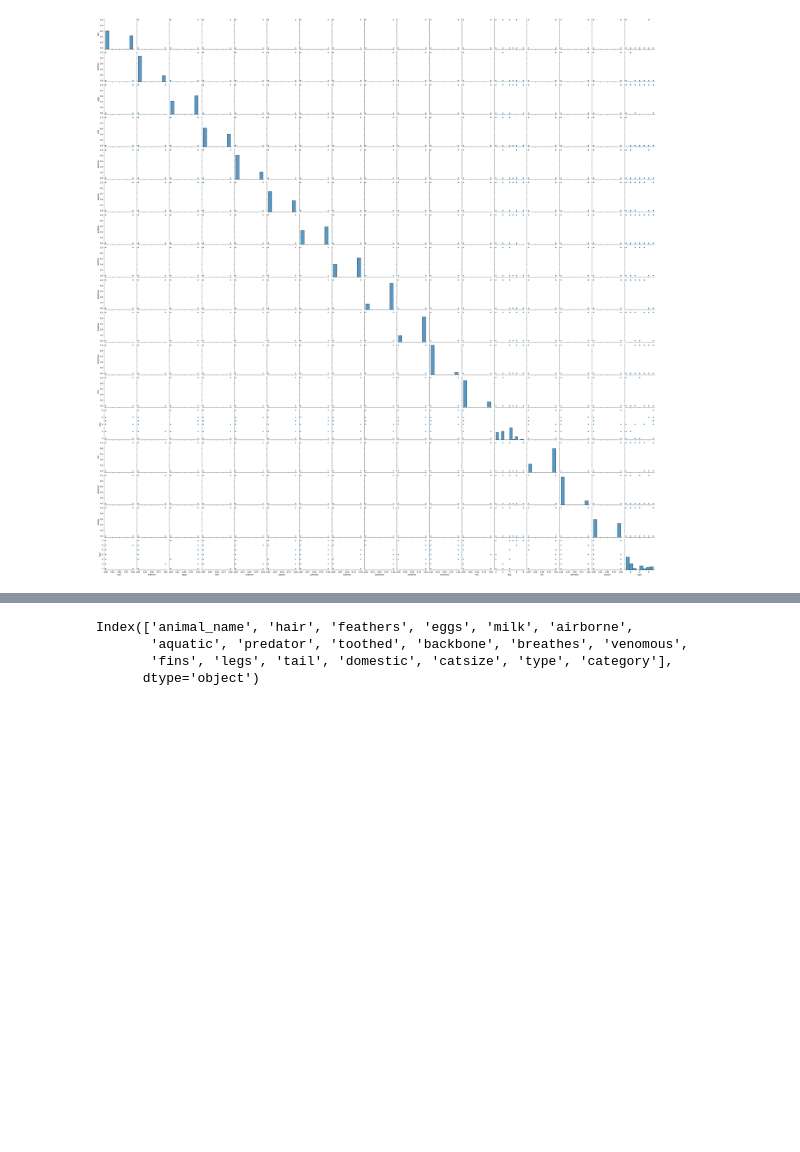
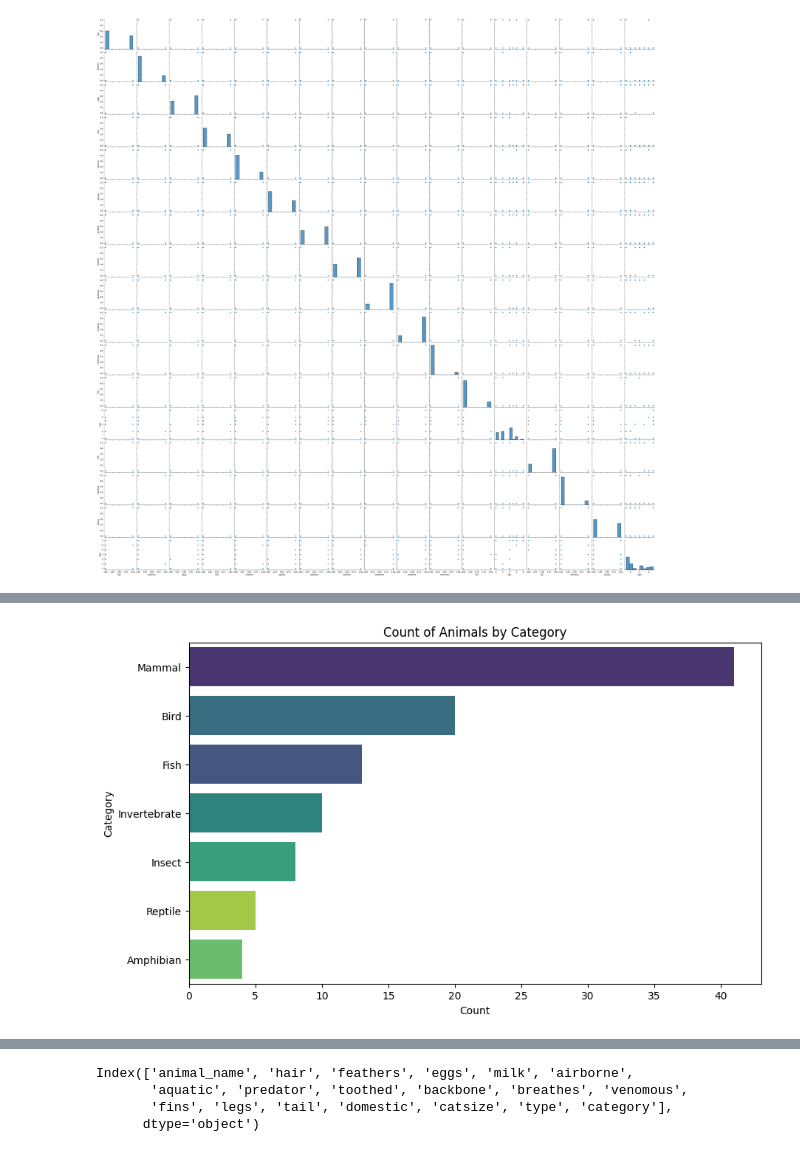
Before and after one commit to deekshasoota/ML-lab-project, a Jupyter notebook: basicdataanalysisusingnumpypandas.ipynb, the cells around one changed output, grey strips where cells are left out. Cells and saved outputs as stored; diff of their text form; code cells hidden in the pictures; blank space fills up the shorter version.

```diff
--- a/basicdataanalysisusingnumpypandas.ipynb
+++ b/basicdataanalysisusingnumpypandas.ipynb
@@ -764,0 +769,12 @@ KeyError: 'Price'
+# %%
+import matplotlib.pyplot as plt
+import seaborn as sns
+
+plt.figure(figsize=(10, 6))
+sns.countplot(data=df, y='category', hue='category', order=df['category'].value_counts().index, palette='viridis', legend=False)
+plt.title('Count of Animals by Category')
+plt.xlabel('Count')
+plt.ylabel('Category')
+plt.show()
+# %% [output]
+[figure, added]
```
Also changed, not shown: parts of 17 cells of this notebook.
